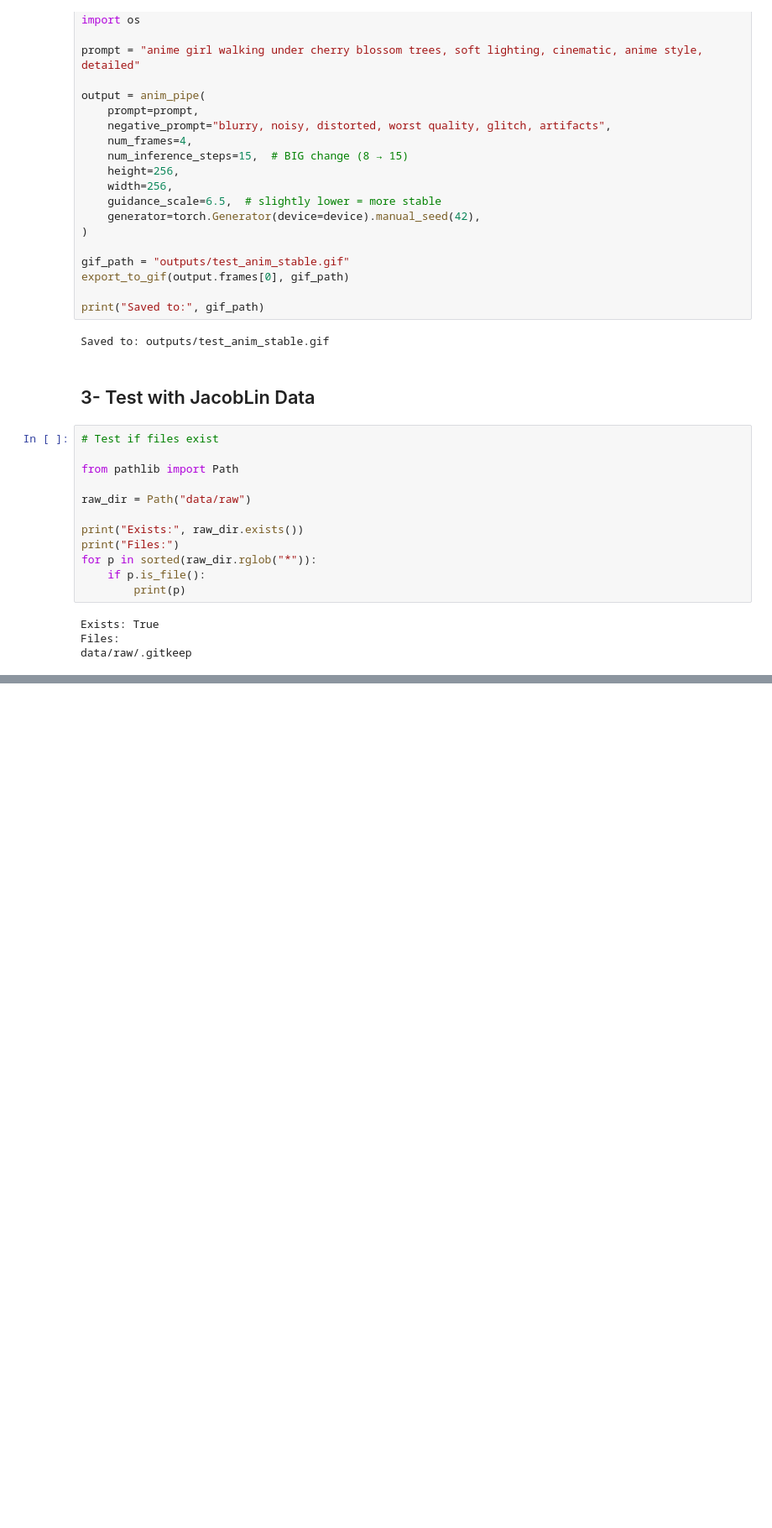
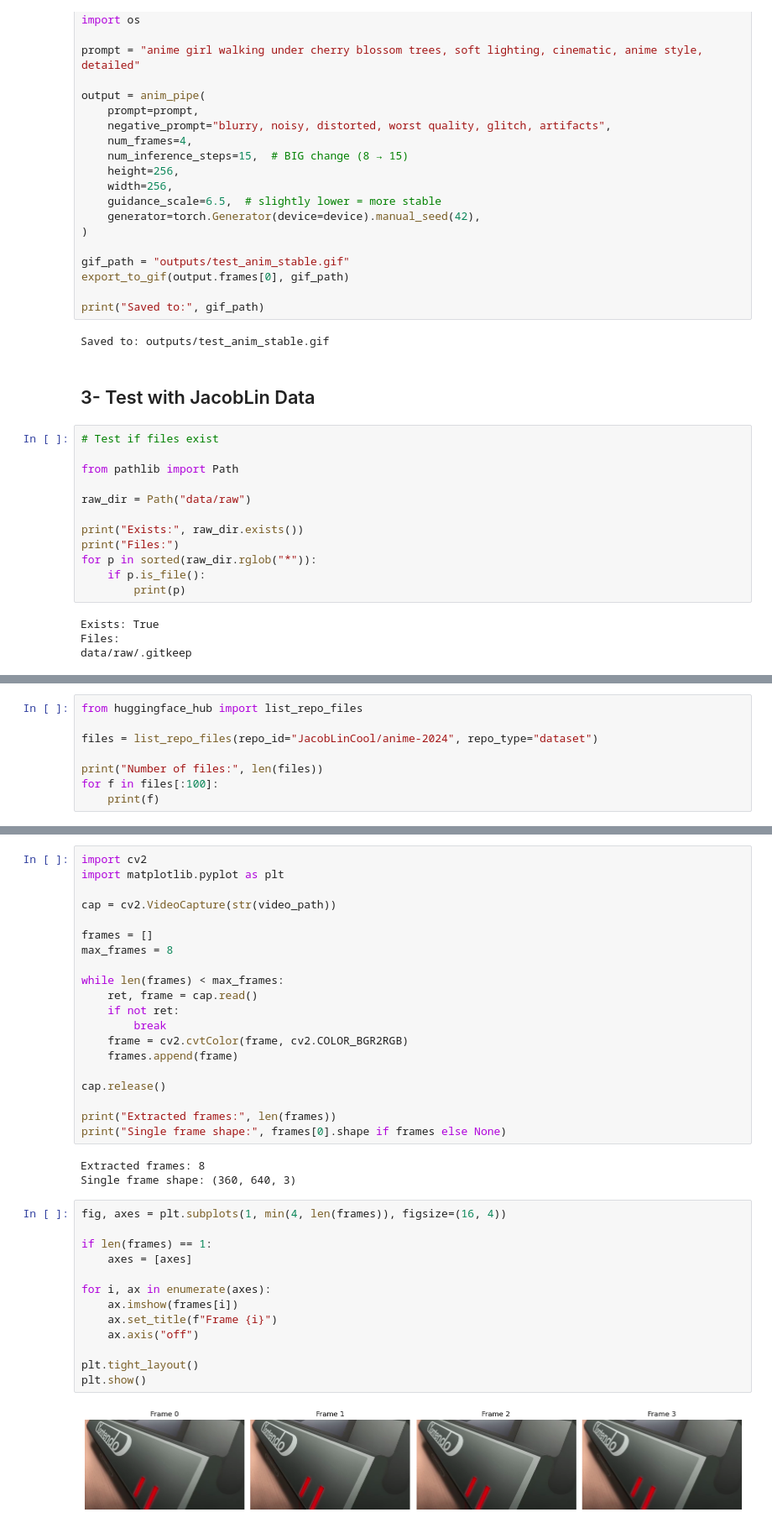
Before and after one commit to arvindkandala/deep-learning-video-inpainting-project, a Jupyter notebook: ECE_VideoInpainting_HuggingFace.ipynb, the cells around one changed output, grey strips where cells are left out. Shown at 84% size. Saved outputs shown, nothing was run; the diff lists cells and outputs as text; blank space fills up the shorter version.

Commit message:
Implement data pipeline: video → frames → mask → tensors for inpainting

```diff
--- a/ECE_VideoInpainting_HuggingFace.ipynb
+++ b/ECE_VideoInpainting_HuggingFace.ipynb
@@ -308,0 +322,8 @@ data/raw/.gitkeep
+# %%
+from huggingface_hub import list_repo_files
+
+files = list_repo_files(repo_id="JacobLinCool/anime-2024", repo_type="dataset")
+
+print("Number of files:", len(files))
+for f in files[:100]:
+    print(f)
@@ -308,0 +414,38 @@ data/raw/.gitkeep
+# %%
+import cv2
+import matplotlib.pyplot as plt
+
+cap = cv2.VideoCapture(str(video_path))
+
+frames = []
+max_frames = 8
+
+while len(frames) < max_frames:
+    ret, frame = cap.read()
+    if not ret:
+        break
+    frame = cv2.cvtColor(frame, cv2.COLOR_BGR2RGB)
+    frames.append(frame)
+
+cap.release()
+
+print("Extracted frames:", len(frames))
+print("Single frame shape:", frames[0].shape if frames else None)
+# %% [output]
+Extracted frames: 8
+Single frame shape: (360, 640, 3)
+# %%
+fig, axes = plt.subplots(1, min(4, len(frames)), figsize=(16, 4))
+
+if len(frames) == 1:
+    axes = [axes]
+
+for i, ax in enumerate(axes):
+    ax.imshow(frames[i])
+    ax.set_title(f"Frame {i}")
+    ax.axis("off")
+
+plt.tight_layout()
+plt.show()
+# %% [output]
+[figure, added]
```
Also changed, not shown: parts of 8 cells of this notebook.
